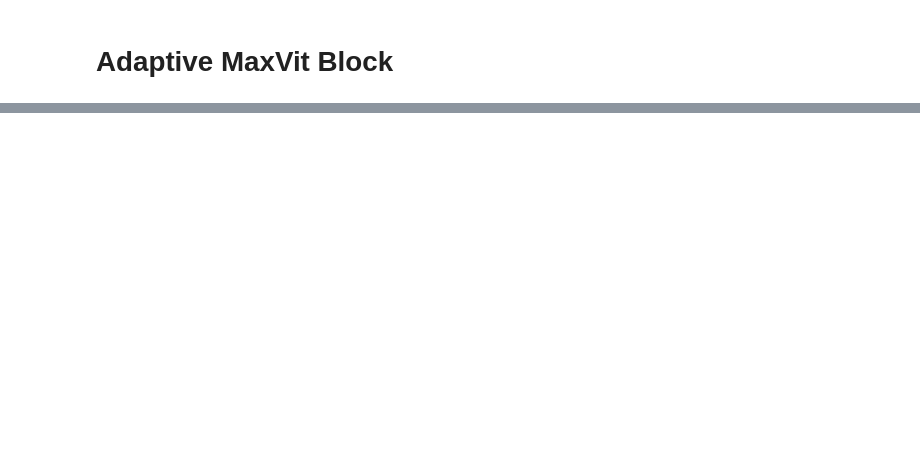
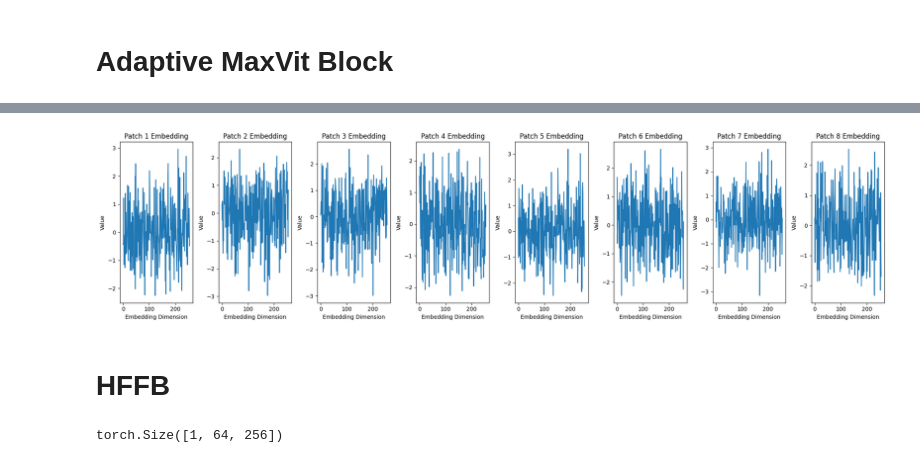
Before and after one commit to RyanWri/MaxSR, a Jupyter notebook: src/presentation.ipynb, the cells around one changed output, grey strips where cells are left out. Drawn from its saved outputs; the diff is of its cells as text; code cells hidden in the pictures; blank space fills up the shorter version.

```diff
--- a/src/presentation.ipynb
+++ b/src/presentation.ipynb
@@ -97,2 +159,9 @@ plt.show()
 # %% [markdown]
 # Adaptive MaxVit Block
+# %%
+# Adaptive MaxViT Block
+num_heads=4
+expansion_factor=4
+se_ratio=0.25
+mlp_dim=256
+adaptive_maxvit_block = AdaptiveMaxViTBlock(embed_dim, num_heads, expansion_factor, se_ratio, mlp_dim)
@@ -98,0 +220,9 @@ plt.show()
+# %%
+amtb_output = adaptive_maxvit_block(learned_patches)
+amtb_output.shape
+# %%
+plot_patches(amtb_output.squeeze(0))
+# %% [output]
+[figure, added]
+# %% [markdown]
+# HFFB
@@ -98,0 +236,4 @@ plt.show()
+# %%
+fused_features.shape
+# %% [output]
+torch.Size([1, 64, 256])
```
Also changed, not shown: parts of 33 cells of this notebook, 1 other file.
